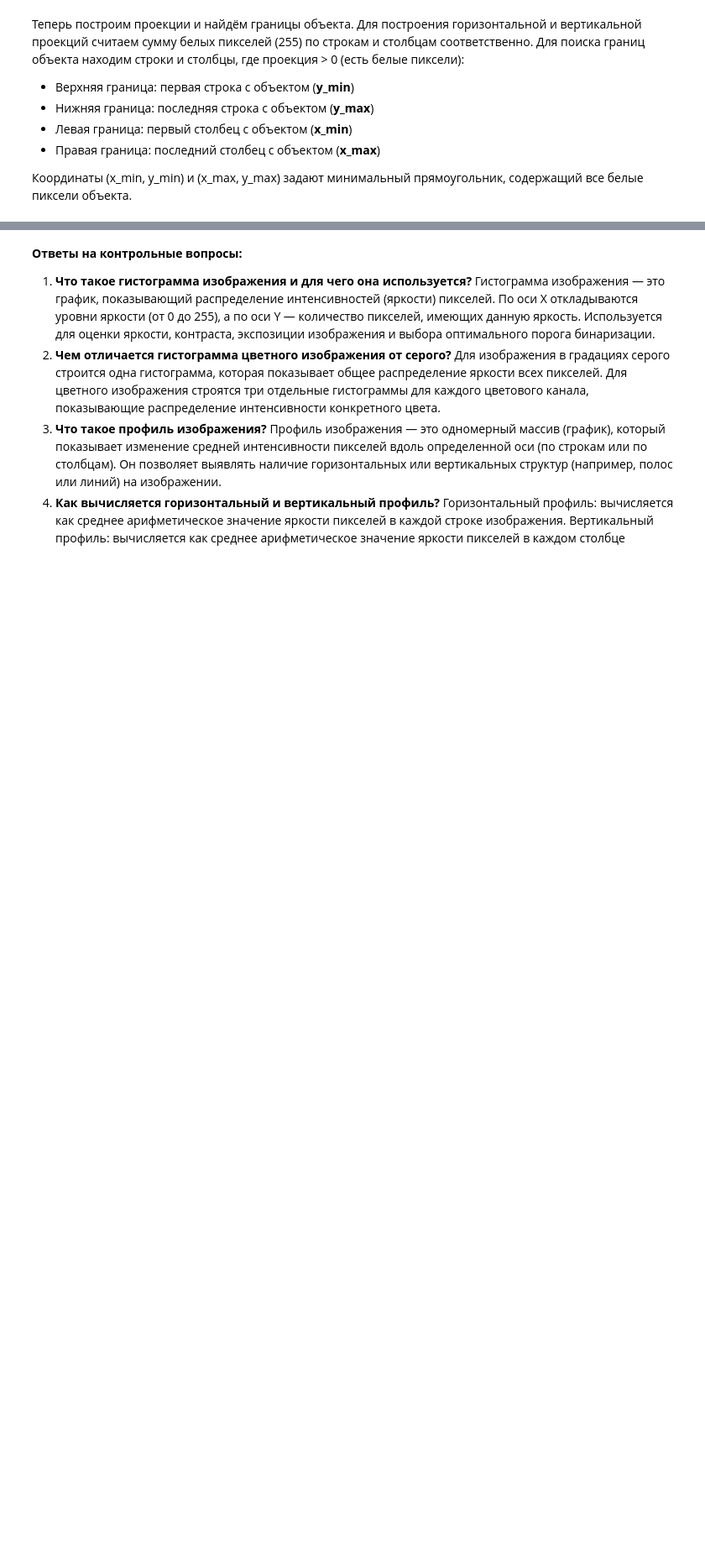
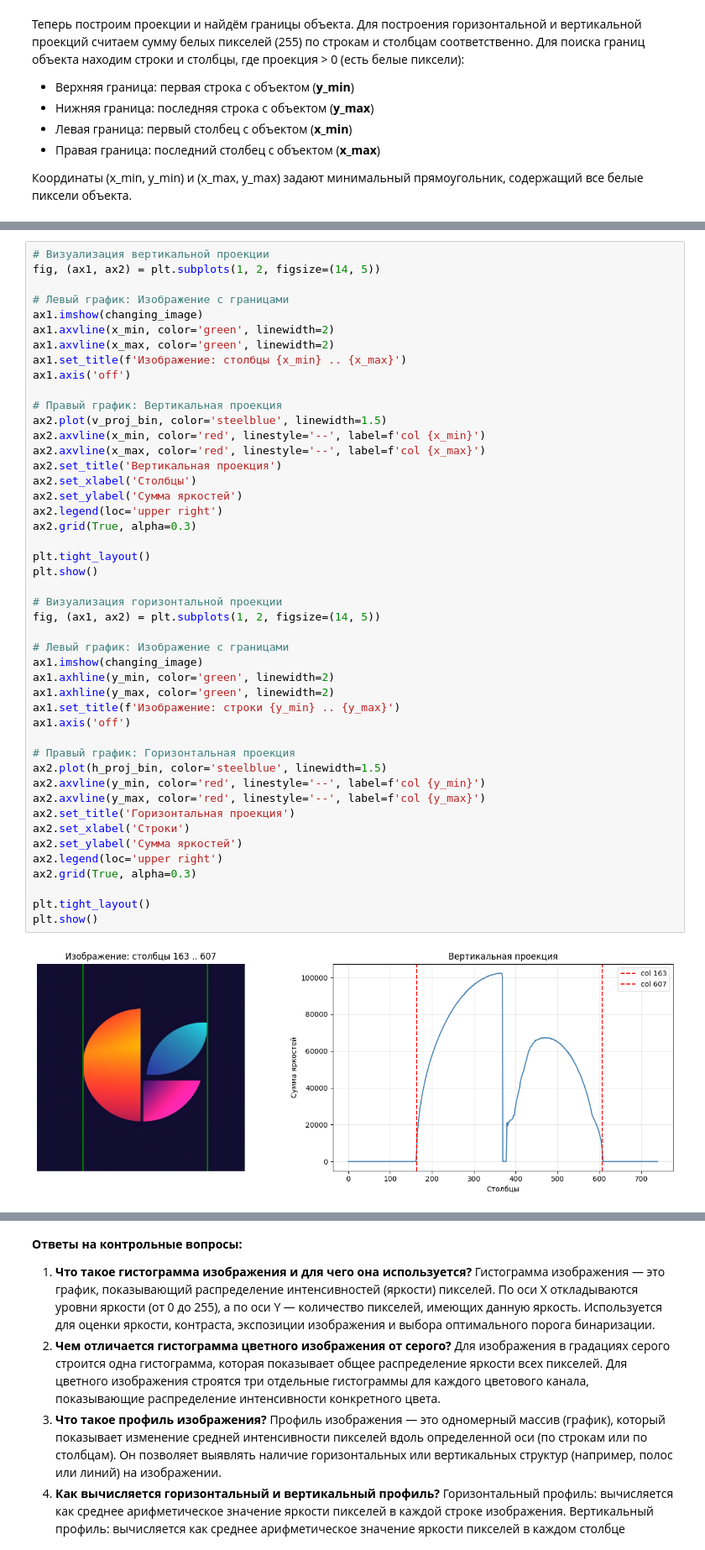
Before and after one commit to Travkova/CV_labs, a Jupyter notebook: Гистограмма, профили и проекции/lab2.ipynb, the cells around one changed output, grey strips where cells are left out. Shown at 84% size. Cells and saved outputs as stored; diff of their text form; blank space fills up the shorter version.

```diff
--- a/Гистограмма, профили и проекции/lab2.ipynb
+++ b/Гистограмма, профили и проекции/lab2.ipynb
@@ -198,0 +169,48 @@ if len(rows_with_obj) > 0 and len(cols_with_obj) > 0:
+# %%
+# Визуализация вертикальной проекции
+fig, (ax1, ax2) = plt.subplots(1, 2, figsize=(14, 5))
+
+# Левый график: Изображение с границами
+ax1.imshow(changing_image)
+ax1.axvline(x_min, color='green', linewidth=2)
+ax1.axvline(x_max, color='green', linewidth=2)
+ax1.set_title(f'Изображение: столбцы {x_min} .. {x_max}')
+ax1.axis('off')
+
+# Правый график: Вертикальная проекция
+ax2.plot(v_proj_bin, color='steelblue', linewidth=1.5)
+ax2.axvline(x_min, color='red', linestyle='--', label=f'col {x_min}')
+ax2.axvline(x_max, color='red', linestyle='--', label=f'col {x_max}')
+ax2.set_title('Вертикальная проекция')
+ax2.set_xlabel('Столбцы')
+ax2.set_ylabel('Сумма яркостей')
+ax2.legend(loc='upper right')
+ax2.grid(True, alpha=0.3)
+
+plt.tight_layout()
+plt.show()
+
+# Визуализация горизонтальной проекции
+fig, (ax1, ax2) = plt.subplots(1, 2, figsize=(14, 5))
+
+# Левый график: Изображение с границами
+ax1.imshow(changing_image)
+ax1.axhline(y_min, color='green', linewidth=2)
+ax1.axhline(y_max, color='green', linewidth=2)
+ax1.set_title(f'Изображение: строки {y_min} .. {y_max}')
+ax1.axis('off')
+
+# Правый график: Горизонтальная проекция
+ax2.plot(h_proj_bin, color='steelblue', linewidth=1.5)
+ax2.axvline(y_min, color='red', linestyle='--', label=f'col {y_min}')
+ax2.axvline(y_max, color='red', linestyle='--', label=f'col {y_max}')
+ax2.set_title('Горизонтальная проекция')
+ax2.set_xlabel('Строки')
+ax2.set_ylabel('Сумма яркостей')
+ax2.legend(loc='upper right')
+ax2.grid(True, alpha=0.3)
+
+plt.tight_layout()
+plt.show()
+# %% [output]
+[figure, added]
```
Also changed, not shown: parts of 3 cells of this notebook, 1 other file.
